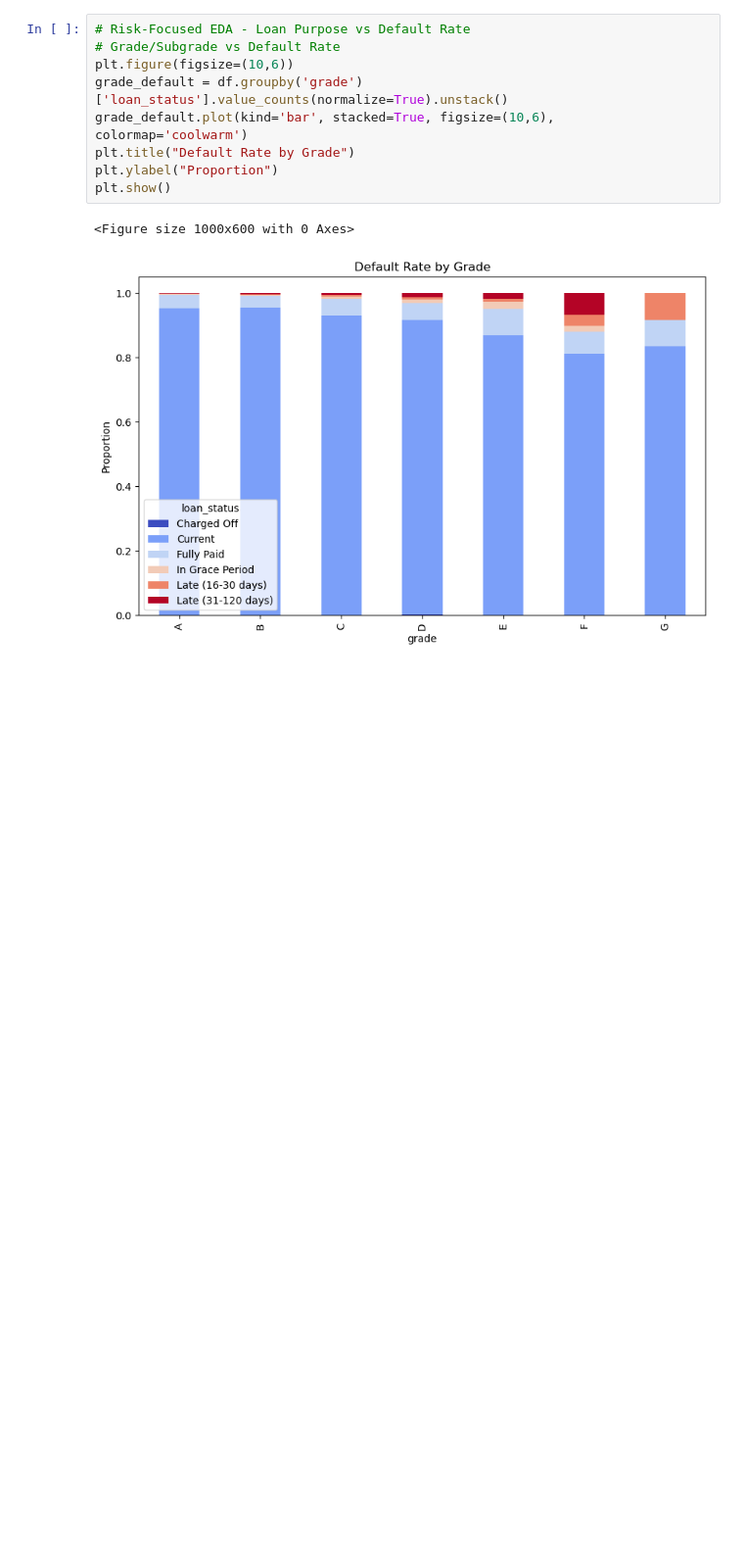
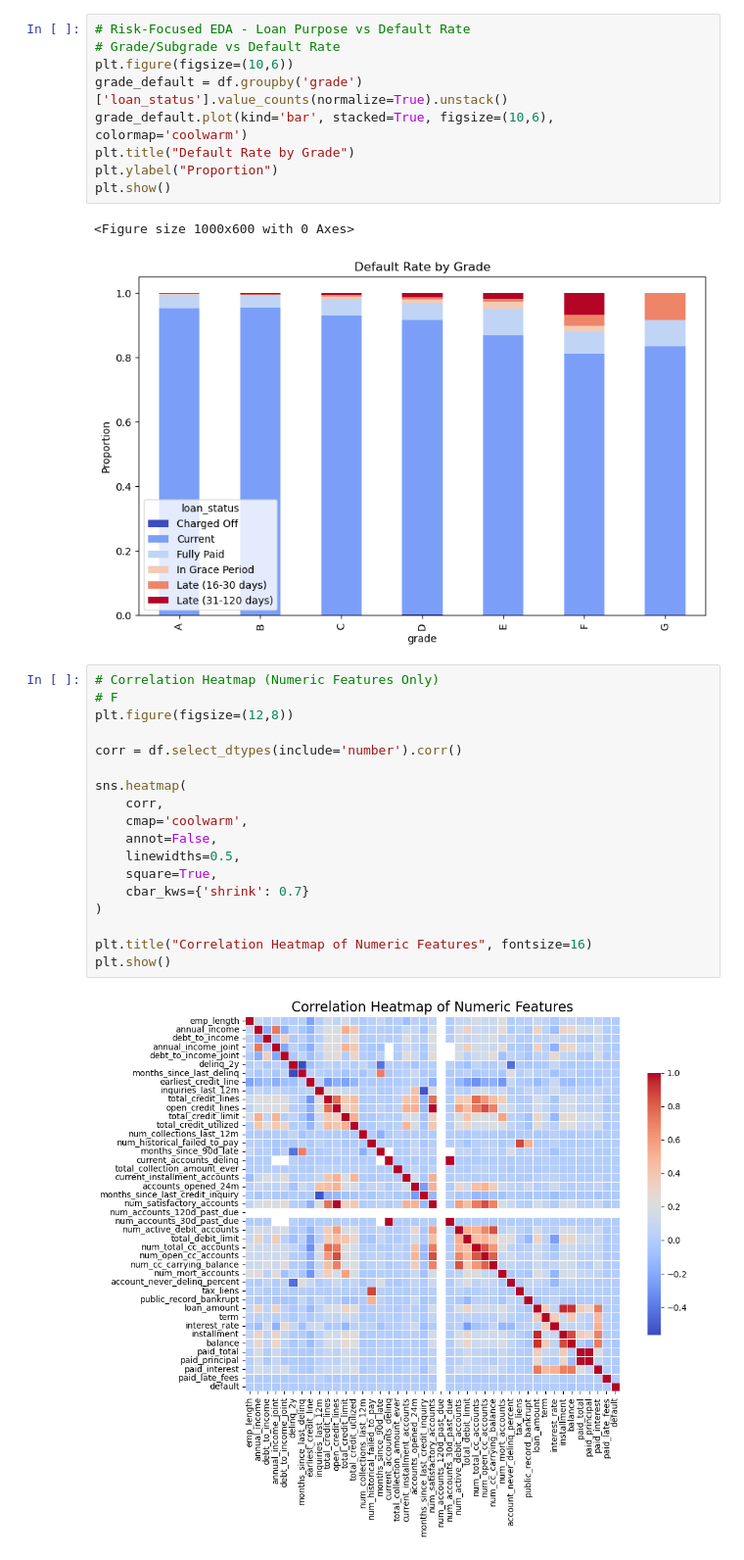
Before and after one commit to Kurodataio/Loan-Default-Prediction, a Jupyter notebook: loan-default-prediction.ipynb, the cells around one changed output. Shown at 98% size. Cells and saved outputs as stored; diff of their text form; blank space fills up the shorter version.

Commit message:
Add more detailed heatmaps

```diff
--- a/loan-default-prediction.ipynb
+++ b/loan-default-prediction.ipynb
@@ -543,3 +543,23 @@ plt.show()
 # %% [output]
 <Figure size 1000x600 with 0 Axes>
 [figure]
+# %%
+# Correlation Heatmap (Numeric Features Only)
+# F
+plt.figure(figsize=(12,8))
+
+corr = df.select_dtypes(include='number').corr()
+
+sns.heatmap(
+    corr,
+    cmap='coolwarm',
+    annot=False,
+    linewidths=0.5,
+    square=True,
+    cbar_kws={'shrink': 0.7}
+)
+
+plt.title("Correlation Heatmap of Numeric Features", fontsize=16)
+plt.show()
+# %% [output]
+[figure, added]
```
Also changed, not shown: parts of 2 cells of this notebook.
